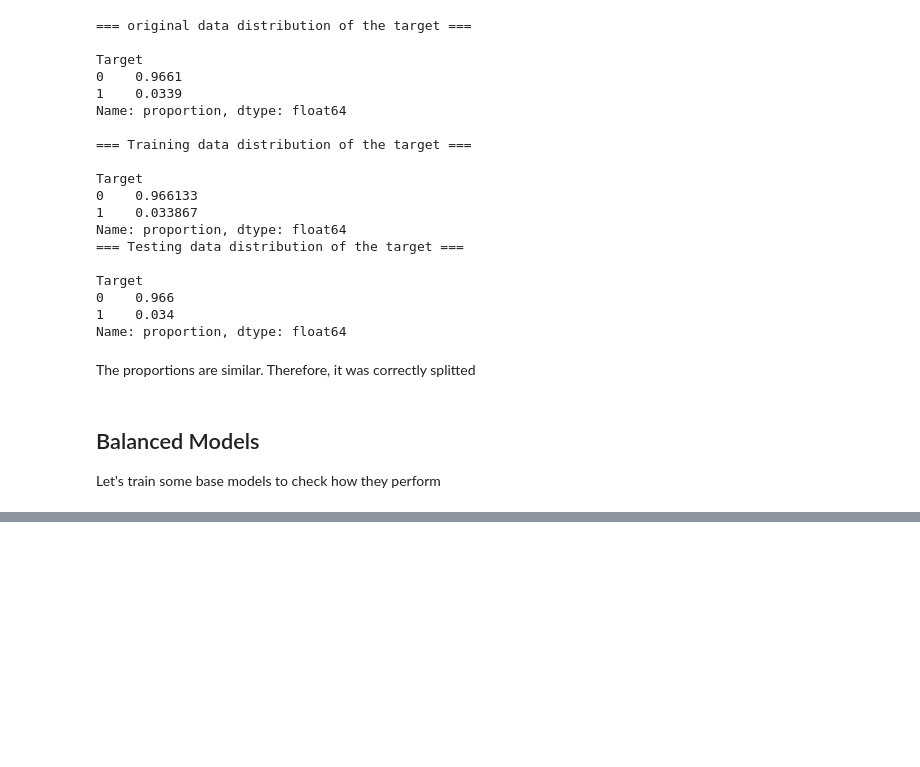
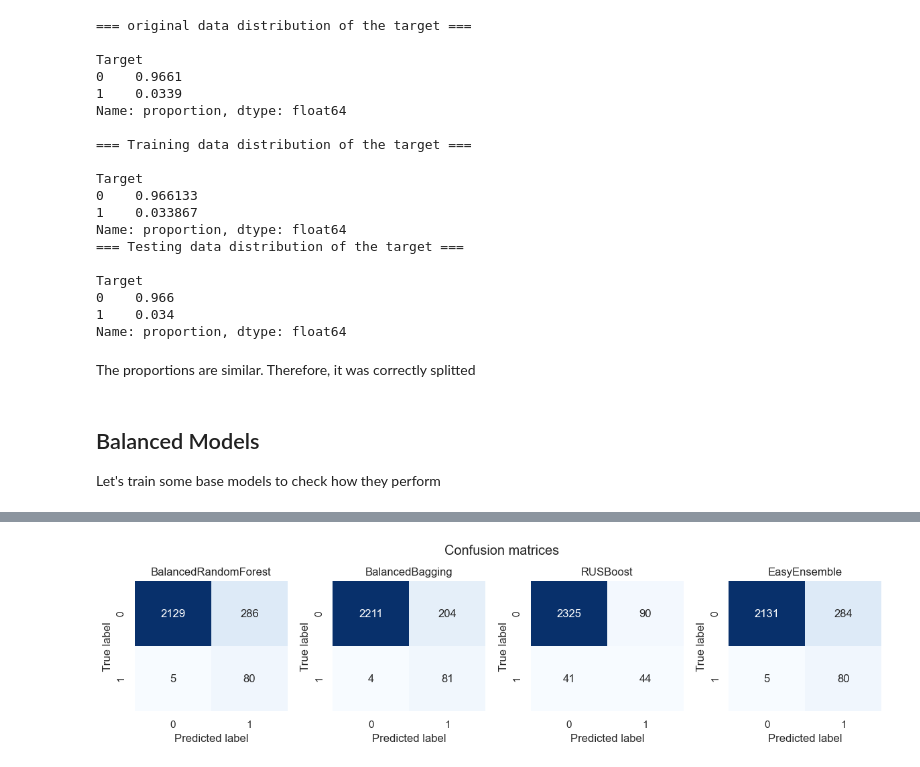
Before and after one commit to nayana-sisil/predictive-maintenance-ml, a Jupyter notebook: Predictive_maintaince.ipynb, the cells around one changed output, grey strips where cells are left out. Saved outputs shown, nothing was run; the diff lists cells and outputs as text; code cells hidden in the pictures; blank space fills up the shorter version.

```diff
--- a/Predictive_maintaince.ipynb
+++ b/Predictive_maintaince.ipynb
@@ -671,13 +635,0 @@ Average Recall Macro: 0.92
-# %%
-clf.fit(X_train, y_train)
-y_pred =  clf.predict(X_test)
-
-cm = confusion_matrix(y_test,y_pred)
-
-plt.figure(figsize=(4,4))
-plt.title('Confusion matrix for BalancedRandomForestClassifier ')
-sns.heatmap(data=cm, annot=True, fmt='d', cbar=False)
-plt.xlabel('Predicted label')
-plt.ylabel('True label')
-plt.tight_layout()
-plt.show()
@@ -685,0 +703,47 @@ plt.show()
+# %%
+brf.fit(X_train, y_train)
+y_pred1 =  brf.predict(X_test)
+
+bbc.fit(X_train, y_train)
+y_pred2 =  bbc.predict(X_test)
+
+rusb.fit(X_train, y_train)
+y_pred3 =  rusb.predict(X_test)
+
+eec.fit(X_train, y_train)
+y_pred4 =  eec.predict(X_test)
+
+cm1 = confusion_matrix(y_test,y_pred1)
+cm2 = confusion_matrix(y_test,y_pred2)
+cm3 = confusion_matrix(y_test,y_pred3)
+cm4 = confusion_matrix(y_test,y_pred4)
+
+fig, axes = plt.subplots(1,4, figsize=(12,3))
+
+fig.suptitle('Confusion matrices')
+plt.tight_layout()
+sns.set_theme(palette='pastel')
+
+sns.heatmap(data=cm1, annot=True, fmt='d', cbar=False, ax=axes[0], cmap='Blues')
+axes[0].set_title('BalancedRandomForest')
+axes[0].set_xlabel('Predicted label')
+axes[0].set_ylabel('True label')
+
+sns.heatmap(data=cm2, annot=True, fmt='d', cbar=False, ax=axes[1],cmap='Blues')
+axes[1].set_title('BalancedBagging')
+axes[1].set_xlabel('Predicted label')
+axes[1].set_ylabel('True label')
+
+sns.heatmap(data=cm3, annot=True, fmt='d', cbar=False, ax=axes[2],cmap='Blues')
+axes[2].set_title('RUSBoost')
+axes[2].set_xlabel('Predicted label')
+axes[2].set_ylabel('True label')
+
+sns.heatmap(data=cm4, annot=True, fmt='d', cbar=False, ax=axes[3],cmap='Blues')
+axes[3].set_title('EasyEnsemble')
+axes[3].set_xlabel('Predicted label')
+axes[3].set_ylabel('True label')
+
+plt.show()
+# %% [output]
+[figure, added]
```
Also changed, not shown: parts of 5 cells of this notebook.
